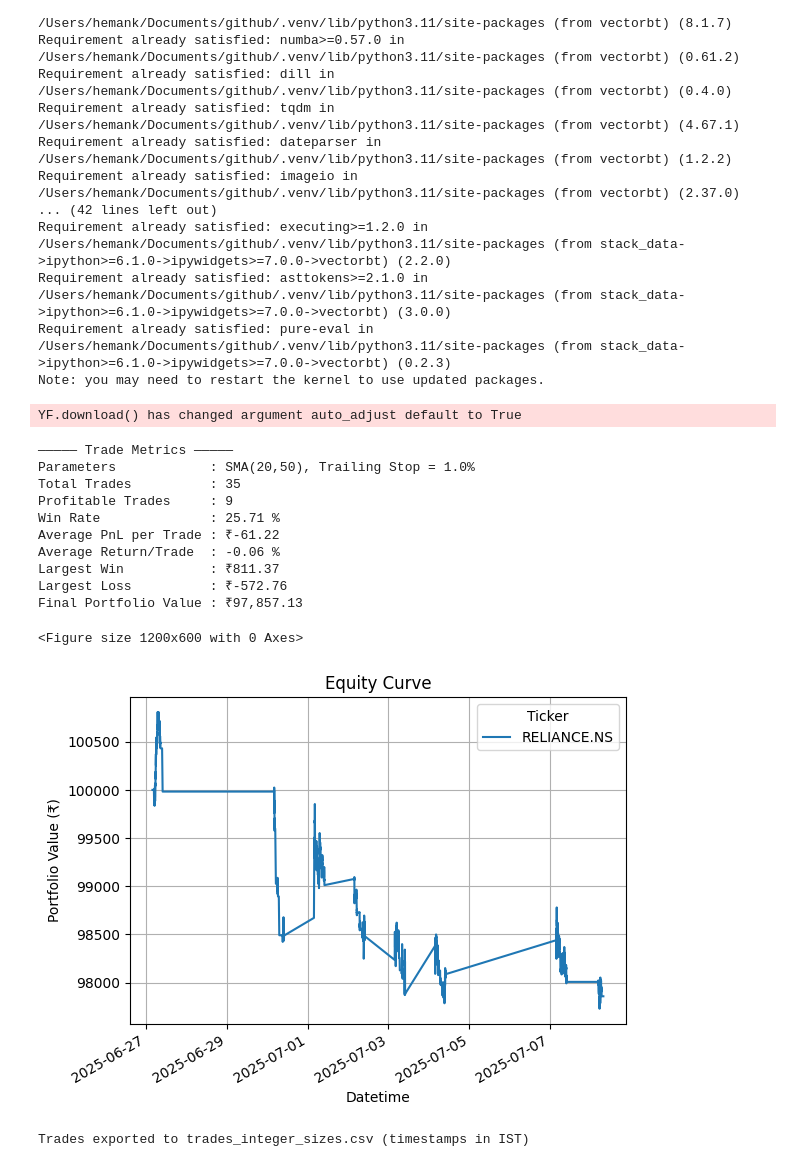
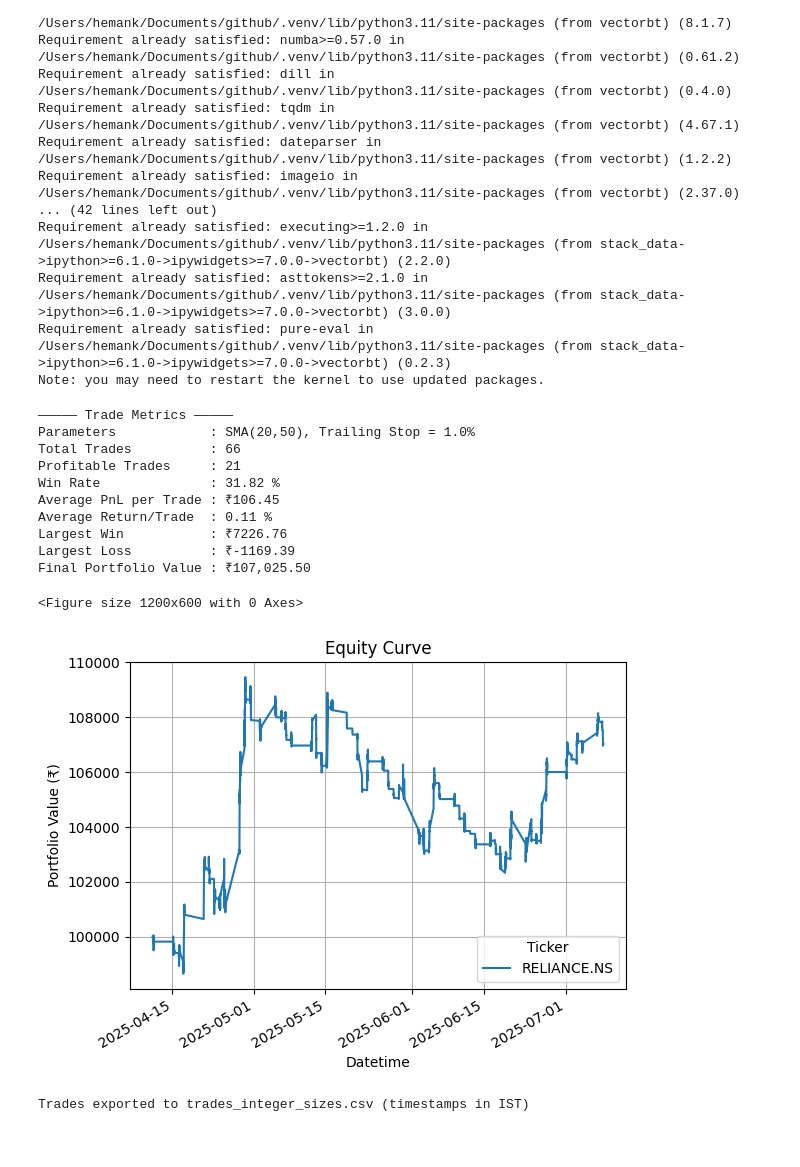
Before and after one commit to kmrhemant21/trading, a Jupyter notebook: backtesting/testing.ipynb, the cells around one changed output. Saved outputs shown, nothing was run; the diff lists cells and outputs as text; code cells hidden in the pictures.

```diff
--- a/backtesting/testing.ipynb
+++ b/backtesting/testing.ipynb
@@ -54,8 +54,8 @@ slippage    = 0.0001            # 0.01% slippage per trade
 sma_short   = 20                # Fast SMA window
 sma_long    = 50                # Slow SMA window
 trail_stop  = 0.01              # 1% trailing stop
-data_period = '8d'             # Lookback
-data_interval = '1m'            # Granularity
+data_period = '60d'             # Lookback
+data_interval = '5m'            # Granularity
 # ────────────────────────────────────────────────────────────────────────────
 
 # 1) Fetch price data
@@ -106,44 +106,43 @@ max_loss          = trades['PnL'].min() if total_trades else 0
 final_capital     = pf.value().iloc[-1].item()
 
 # 8) Print metrics
 print("————— Trade Metrics —————")
 print(f"Parameters            : SMA({sma_short},{sma_long}), Trailing Stop = {trail_stop*100:.1f}%")
 print(f"Total Trades          : {total_trades}")
 print(f"Profitable Trades     : {profitable_trades}")
 print(f"Win Rate              : {win_rate:.2f} %")
 print(f"Average PnL per Trade : ₹{avg_pnl:.2f}")
 print(f"Average Return/Trade  : {avg_return_pct:.2f} %")
 print(f"Largest Win           : ₹{max_win:.2f}")
 print(f"Largest Loss          : ₹{max_loss:.2f}")
 print(f"Final Portfolio Value : ₹{final_capital:,.2f}\n")
 
 # 9) Plot equity curve
 plt.figure(figsize=(12,6))
 pf.value().plot(title="Equity Curve", ylabel="Portfolio Value (₹)")
 plt.grid(True)
 plt.show()
 
 # 10) Export trades in IST to CSV
 trades_ist = trades.copy()
 
 
 for col in ['Entry Timestamp', 'Exit Timestamp']:
     if col in trades_ist:
         trades_ist[col] = pd.to_datetime(trades_ist[col], utc=True).dt.tz_convert('Asia/Kolkata')
 trades_ist.to_csv('trades_integer_sizes.csv', index=False)
 print("Trades exported to trades_integer_sizes.csv (timestamps in IST)")
 # %% [output]
-YF.download() has changed argument auto_adjust default to True
+————— Trade Metrics —————
+Parameters            : SMA(20,50), Trailing Stop = 1.0%
+Total Trades          : 66
+Profitable Trades     : 21
+Win Rate              : 31.82 %
+Average PnL per Trade : ₹106.45
+Average Return/Trade  : 0.11 %
+Largest Win           : ₹7226.76
+Largest Loss          : ₹-1169.39
+Final Portfolio Value : ₹107,025.50
-————— Trade Metrics —————
-Parameters            : SMA(20,50), Trailing Stop = 1.0%
-Total Trades          : 35
-Profitable Trades     : 9
-Win Rate              : 25.71 %
-Average PnL per Trade : ₹-61.22
-Average Return/Trade  : -0.06 %
-Largest Win           : ₹811.37
-Largest Loss          : ₹-572.76
-Final Portfolio Value : ₹97,857.13
+<Figure size 1200x600 with 0 Axes>
+[figure, new version]
-<Figure size 1200x600 with 0 Axes>
+Trades exported to trades_integer_sizes.csv (timestamps in IST)
-[figure, old version]
-Trades exported to trades_integer_sizes.csv (timestamps in IST)
```
Also changed, not shown: 12 other files.
